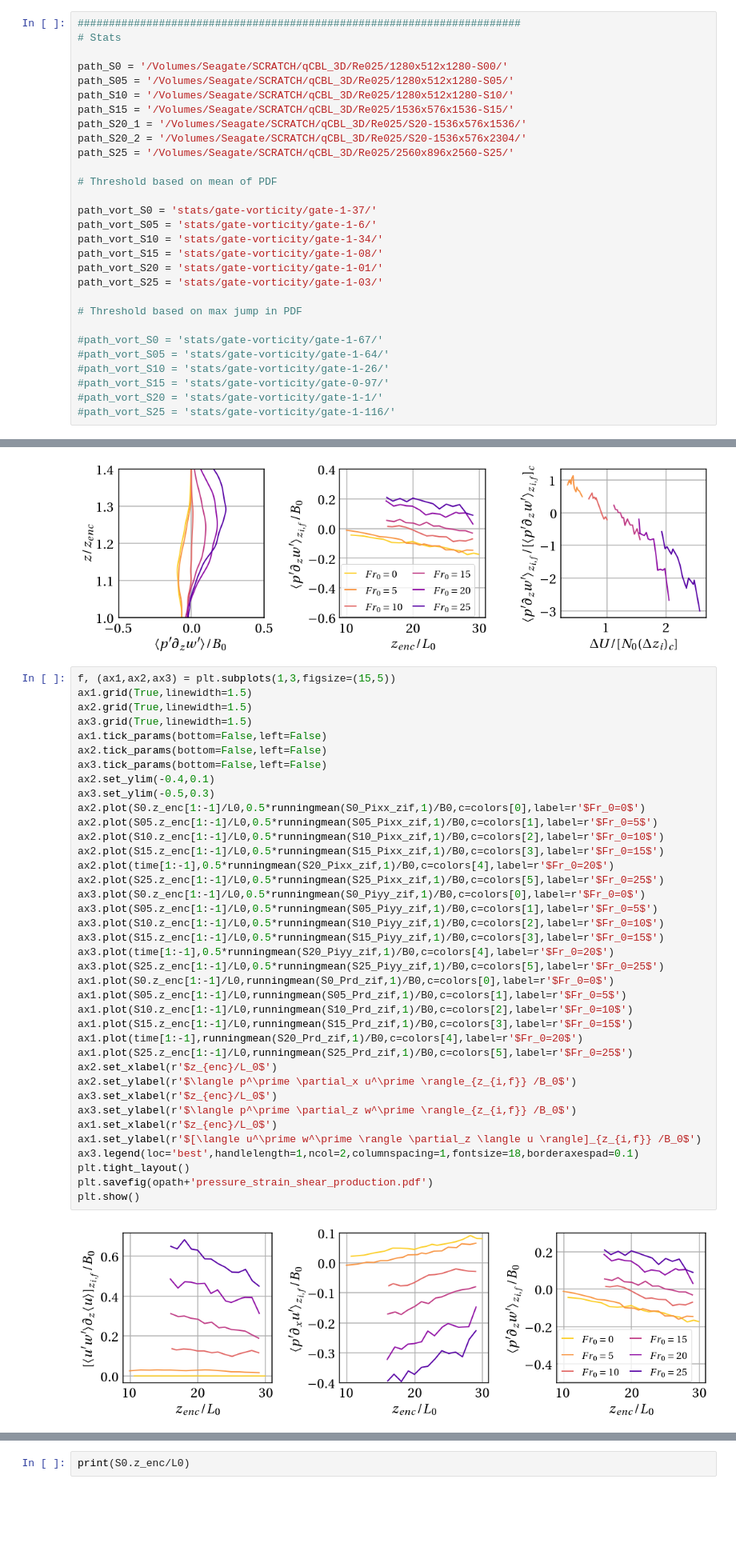
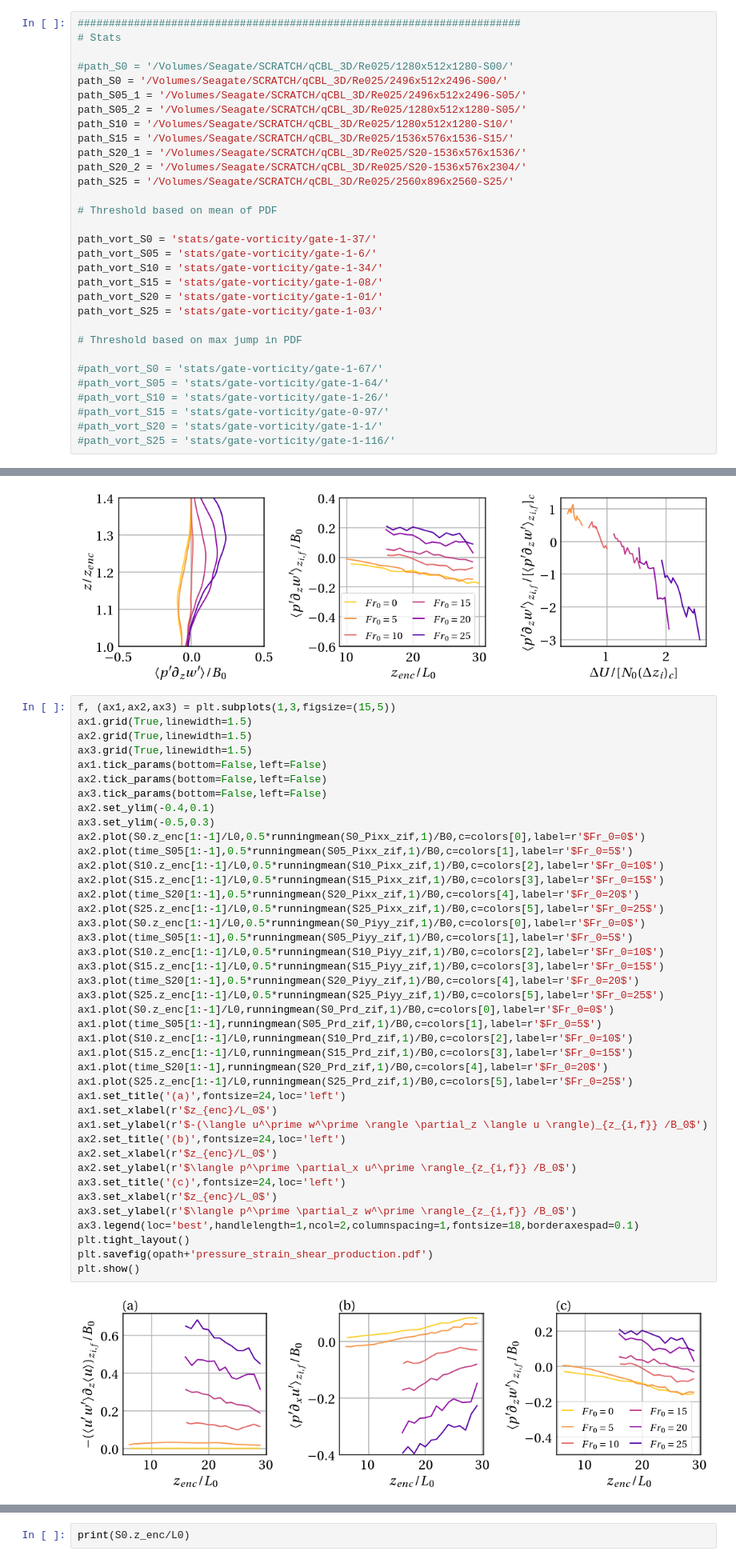
Before and after one commit to katherine-fodor/tlab-tools, a Jupyter notebook: stats_cond_time.ipynb, the cells around one changed output, grey strips where cells are left out. Shown: that part at 80% size. Cells and saved outputs as stored; diff of their text form; blank space fills up the shorter version.

```diff
--- a/stats_cond_time.ipynb
+++ b/stats_cond_time.ipynb
@@ -46,8 +46,10 @@ def runningmean(timeseries,window):
 #######################################################################
 # Stats
 
-path_S0 = '/Volumes/Seagate/SCRATCH/qCBL_3D/Re025/1280x512x1280-S00/'
-path_S05 = '/Volumes/Seagate/SCRATCH/qCBL_3D/Re025/1280x512x1280-S05/'
+#path_S0 = '/Volumes/Seagate/SCRATCH/qCBL_3D/Re025/1280x512x1280-S00/'
+path_S0 = '/Volumes/Seagate/SCRATCH/qCBL_3D/Re025/2496x512x2496-S00/'
+path_S05_1 = '/Volumes/Seagate/SCRATCH/qCBL_3D/Re025/2496x512x2496-S05/'
+path_S05_2 = '/Volumes/Seagate/SCRATCH/qCBL_3D/Re025/1280x512x1280-S05/'
 path_S10 = '/Volumes/Seagate/SCRATCH/qCBL_3D/Re025/1280x512x1280-S10/'
 path_S15 = '/Volumes/Seagate/SCRATCH/qCBL_3D/Re025/1536x576x1536-S15/'
 path_S20_1 = '/Volumes/Seagate/SCRATCH/qCBL_3D/Re025/S20-1536x576x1536/'
@@ -483,42 +560,45 @@ plt.show()
 f, (ax1,ax2,ax3) = plt.subplots(1,3,figsize=(15,5))
 ax1.grid(True,linewidth=1.5)
 ax2.grid(True,linewidth=1.5)
 ax3.grid(True,linewidth=1.5)
 ax1.tick_params(bottom=False,left=False)
 ax2.tick_params(bottom=False,left=False)
 ax3.tick_params(bottom=False,left=False)
 ax2.set_ylim(-0.4,0.1)
 ax3.set_ylim(-0.5,0.3)
 ax2.plot(S0.z_enc[1:-1]/L0,0.5*runningmean(S0_Pixx_zif,1)/B0,c=colors[0],label=r'$Fr_0=0$')
-ax2.plot(S05.z_enc[1:-1]/L0,0.5*runningmean(S05_Pixx_zif,1)/B0,c=colors[1],label=r'$Fr_0=5$')
+ax2.plot(time_S05[1:-1],0.5*runningmean(S05_Pixx_zif,1)/B0,c=colors[1],label=r'$Fr_0=5$')
 ax2.plot(S10.z_enc[1:-1]/L0,0.5*runningmean(S10_Pixx_zif,1)/B0,c=colors[2],label=r'$Fr_0=10$')
 ax2.plot(S15.z_enc[1:-1]/L0,0.5*runningmean(S15_Pixx_zif,1)/B0,c=colors[3],label=r'$Fr_0=15$')
-ax2.plot(time[1:-1],0.5*runningmean(S20_Pixx_zif,1)/B0,c=colors[4],label=r'$Fr_0=20$')
+ax2.plot(time_S20[1:-1],0.5*runningmean(S20_Pixx_zif,1)/B0,c=colors[4],label=r'$Fr_0=20$')
 ax2.plot(S25.z_enc[1:-1]/L0,0.5*runningmean(S25_Pixx_zif,1)/B0,c=colors[5],label=r'$Fr_0=25$')
 ax3.plot(S0.z_enc[1:-1]/L0,0.5*runningmean(S0_Piyy_zif,1)/B0,c=colors[0],label=r'$Fr_0=0$')
-ax3.plot(S05.z_enc[1:-1]/L0,0.5*runningmean(S05_Piyy_zif,1)/B0,c=colors[1],label=r'$Fr_0=5$')
+ax3.plot(time_S05[1:-1],0.5*runningmean(S05_Piyy_zif,1)/B0,c=colors[1],label=r'$Fr_0=5$')
 ax3.plot(S10.z_enc[1:-1]/L0,0.5*runningmean(S10_Piyy_zif,1)/B0,c=colors[2],label=r'$Fr_0=10$')
 ax3.plot(S15.z_enc[1:-1]/L0,0.5*runningmean(S15_Piyy_zif,1)/B0,c=colors[3],label=r'$Fr_0=15$')
-ax3.plot(time[1:-1],0.5*runningmean(S20_Piyy_zif,1)/B0,c=colors[4],label=r'$Fr_0=20$')
+ax3.plot(time_S20[1:-1],0.5*runningmean(S20_Piyy_zif,1)/B0,c=colors[4],label=r'$Fr_0=20$')
 ax3.plot(S25.z_enc[1:-1]/L0,0.5*runningmean(S25_Piyy_zif,1)/B0,c=colors[5],label=r'$Fr_0=25$')
 ax1.plot(S0.z_enc[1:-1]/L0,runningmean(S0_Prd_zif,1)/B0,c=colors[0],label=r'$Fr_0=0$')
-ax1.plot(S05.z_enc[1:-1]/L0,runningmean(S05_Prd_zif,1)/B0,c=colors[1],label=r'$Fr_0=5$')
+ax1.plot(time_S05[1:-1],runningmean(S05_Prd_zif,1)/B0,c=colors[1],label=r'$Fr_0=5$')
 ax1.plot(S10.z_enc[1:-1]/L0,runningmean(S10_Prd_zif,1)/B0,c=colors[2],label=r'$Fr_0=10$')
 ax1.plot(S15.z_enc[1:-1]/L0,runningmean(S15_Prd_zif,1)/B0,c=colors[3],label=r'$Fr_0=15$')
-ax1.plot(time[1:-1],runningmean(S20_Prd_zif,1)/B0,c=colors[4],label=r'$Fr_0=20$')
+ax1.plot(time_S20[1:-1],runningmean(S20_Prd_zif,1)/B0,c=colors[4],label=r'$Fr_0=20$')
 ax1.plot(S25.z_enc[1:-1]/L0,runningmean(S25_Prd_zif,1)/B0,c=colors[5],label=r'$Fr_0=25$')
+ax1.set_title('(a)',fontsize=24,loc='left')
+ax1.set_xlabel(r'$z_{enc}/L_0$')
+ax1.set_ylabel(r'$-(\langle u^\prime w^\prime \rangle \partial_z \langle u \rangle)_{z_{i,f}} /B_0$')
+ax2.set_title('(b)',fontsize=24,loc='left')
 ax2.set_xlabel(r'$z_{enc}/L_0$')
 ax2.set_ylabel(r'$\langle p^\prime \partial_x u^\prime \rangle_{z_{i,f}} /B_0$')
+ax3.set_title('(c)',fontsize=24,loc='left')
 ax3.set_xlabel(r'$z_{enc}/L_0$')
 ax3.set_ylabel(r'$\langle p^\prime \partial_z w^\prime \rangle_{z_{i,f}} /B_0$')
-ax1.set_xlabel(r'$z_{enc}/L_0$')
-ax1.set_ylabel(r'$[\langle u^\prime w^\prime \rangle \partial_z \langle u \rangle]_{z_{i,f}} /B_0$')
 ax3.legend(loc='best',handlelength=1,ncol=2,columnspacing=1,fontsize=18,borderaxespad=0.1)
 plt.tight_layout()
 plt.savefig(opath+'pressure_strain_shear_production.pdf')
 plt.show()
 # %% [output]
-[figure, old version]
+[figure, new version]
 # %%
 f, (ax1,ax2,ax3) = plt.subplots(1,3,figsize=(15,5))
 ax1.grid(True,linewidth=1.5)
```
Also changed, not shown: parts of 15 cells of this notebook, 3 other files.
